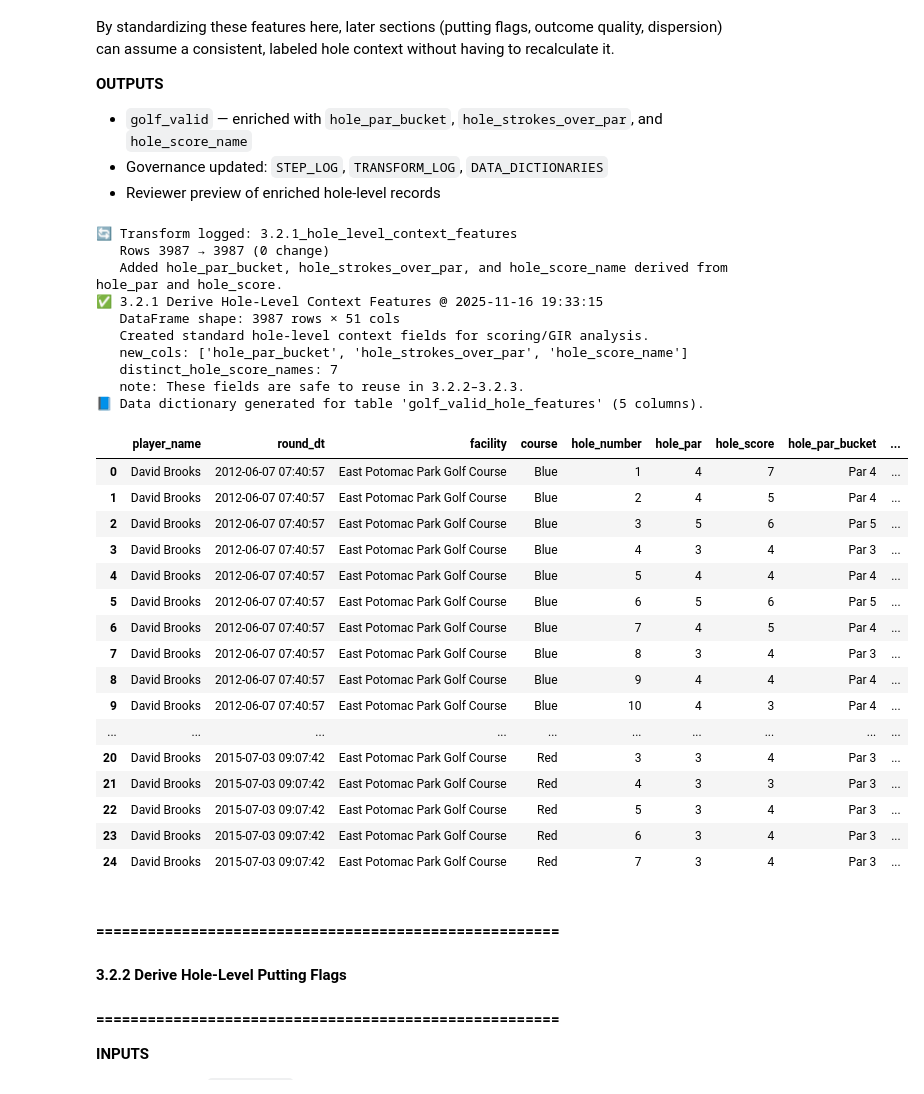
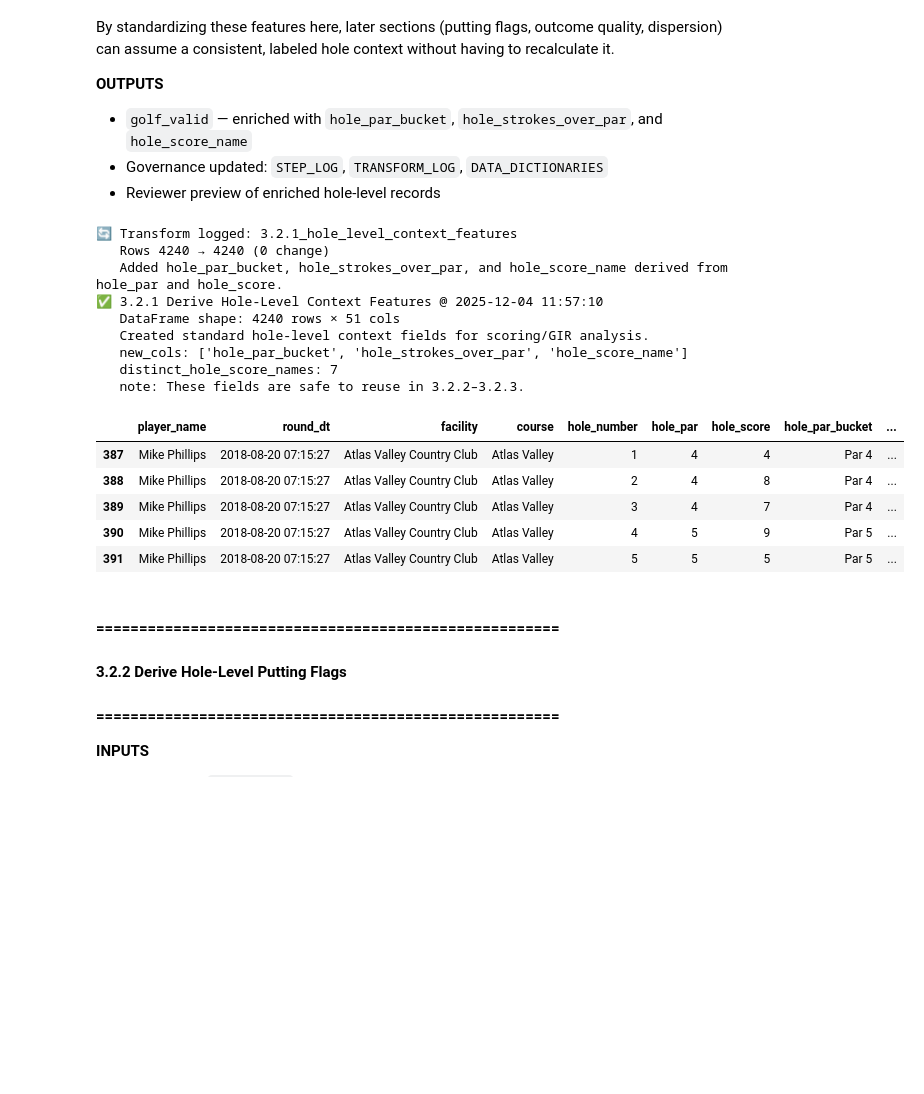
Before and after one commit to mclphlps/golf-performance-analytics-system, a Jupyter notebook: notebooks/golf-capstone.ipynb, the cells around one changed output. Saved outputs shown, nothing was run; the diff lists cells and outputs as text; code cells hidden in the pictures; blank space fills up the shorter version.

```diff
--- a/notebooks/golf-capstone.ipynb
+++ b/notebooks/golf-capstone.ipynb
@@ -3996,72 +3900,46 @@ log_step(
         "note": "These fields are safe to reuse in 3.2.2–3.2.3.",
     },
 )
 
-# ------------------------------------------------------
-# 6. Optional: data dictionary for the new hole-level fields
-# ------------------------------------------------------
-generate_data_dictionary(
-    golf_valid[
-        [
-            "hole_par_bucket",
-            "hole_strokes_over_par",
-            "hole_score_name",
-            "hole_gir",
-            "hole_fairway_strokes",
-        ]
-    ].copy(),
-    table_name="golf_valid_hole_features",
-)
 
 # ------------------------------------------------------
-# 7. Reviewer peek
+# 6. Reviewer peek
 # ------------------------------------------------------
 display(
-    golf_valid[
+    golf_valid.loc[
+        golf_valid["player_name"] == "Mike Phillips",
         [
             "player_name",
             "round_dt",
             "facility",
             "course",
             "hole_number",
             "hole_par",
             "hole_score",
             "hole_par_bucket",
             "hole_strokes_over_par",
             "hole_score_name",
             "hole_gir",
             "hole_fairway_strokes",
-        ]
-    ].head(25)
+        ],
+    ].head()
 )
 # %% [output]
 🔄 Transform logged: 3.2.1_hole_level_context_features
-   Rows 3987 → 3987 (0 change)
+   Rows 4240 → 4240 (0 change)
    Added hole_par_bucket, hole_strokes_over_par, and hole_score_name derived from hole_par and hole_score.
-✅ 3.2.1 Derive Hole-Level Context Features @ 2025-11-16 19:33:15
-   DataFrame shape: 3987 rows × 51 cols
+✅ 3.2.1 Derive Hole-Level Context Features @ 2025-12-04 11:57:10
+   DataFrame shape: 4240 rows × 51 cols
    Created standard hole-level context fields for scoring/GIR analysis.
    new_cols: ['hole_par_bucket', 'hole_strokes_over_par', 'hole_score_name']
    distinct_hole_score_names: 7
    note: These fields are safe to reuse in 3.2.2–3.2.3.
-📘 Data dictionary generated for table 'golf_valid_hole_features' (5 columns).
 |  | player_name | round_dt | facility | course | hole_number | hole_par | hole_score | hole_par_bucket | ... |
-| 0 | David Brooks | 2012-06-07 07:40:57 | East Potomac Park Golf Course | Blue | 1 | 4 | 7 | Par 4 | ... |
-| 1 | David Brooks | 2012-06-07 07:40:57 | East Potomac Park Golf Course | Blue | 2 | 4 | 5 | Par 4 | ... |
-| 2 | David Brooks | 2012-06-07 07:40:57 | East Potomac Park Golf Course | Blue | 3 | 5 | 6 | Par 5 | ... |
-| 3 | David Brooks | 2012-06-07 07:40:57 | East Potomac Park Golf Course | Blue | 4 | 3 | 4 | Par 3 | ... |
-| 4 | David Brooks | 2012-06-07 07:40:57 | East Potomac Park Golf Course | Blue | 5 | 4 | 4 | Par 4 | ... |
-| 5 | David Brooks | 2012-06-07 07:40:57 | East Potomac Park Golf Course | Blue | 6 | 5 | 6 | Par 5 | ... |
-| 6 | David Brooks | 2012-06-07 07:40:57 | East Potomac Park Golf Course | Blue | 7 | 4 | 5 | Par 4 | ... |
-| 7 | David Brooks | 2012-06-07 07:40:57 | East Potomac Park Golf Course | Blue | 8 | 3 | 4 | Par 3 | ... |
-| 8 | David Brooks | 2012-06-07 07:40:57 | East Potomac Park Golf Course | Blue | 9 | 4 | 4 | Par 4 | ... |
-| 9 | David Brooks | 2012-06-07 07:40:57 | East Potomac Park Golf Course | Blue | 10 | 4 | 3 | Par 4 | ... |
-| ... | ... | ... | ... | ... | ... | ... | ... | ... | ... |
-| 20 | David Brooks | 2015-07-03 09:07:42 | East Potomac Park Golf Course | Red | 3 | 3 | 4 | Par 3 | ... |
-| 21 | David Brooks | 2015-07-03 09:07:42 | East Potomac Park Golf Course | Red | 4 | 3 | 3 | Par 3 | ... |
-| 22 | David Brooks | 2015-07-03 09:07:42 | East Potomac Park Golf Course | Red | 5 | 3 | 4 | Par 3 | ... |
-| 23 | David Brooks | 2015-07-03 09:07:42 | East Potomac Park Golf Course | Red | 6 | 3 | 4 | Par 3 | ... |
-| 24 | David Brooks | 2015-07-03 09:07:42 | East Potomac Park Golf Course | Red | 7 | 3 | 4 | Par 3 | ... |
+| 387 | Mike Phillips | 2018-08-20 07:15:27 | Atlas Valley Country Club | Atlas Valley | 1 | 4 | 4 | Par 4 | ... |
+| 388 | Mike Phillips | 2018-08-20 07:15:27 | Atlas Valley Country Club | Atlas Valley | 2 | 4 | 8 | Par 4 | ... |
+| 389 | Mike Phillips | 2018-08-20 07:15:27 | Atlas Valley Country Club | Atlas Valley | 3 | 4 | 7 | Par 4 | ... |
+| 390 | Mike Phillips | 2018-08-20 07:15:27 | Atlas Valley Country Club | Atlas Valley | 4 | 5 | 9 | Par 5 | ... |
+| 391 | Mike Phillips | 2018-08-20 07:15:27 | Atlas Valley Country Club | Atlas Valley | 5 | 5 | 5 | Par 5 | ... |
 # %% [markdown]
 #### ======================================================
 #### 3.2.2 Derive Hole-Level Putting Flags
```
Also changed, not shown: parts of 45 cells of this notebook, 10 other files.
